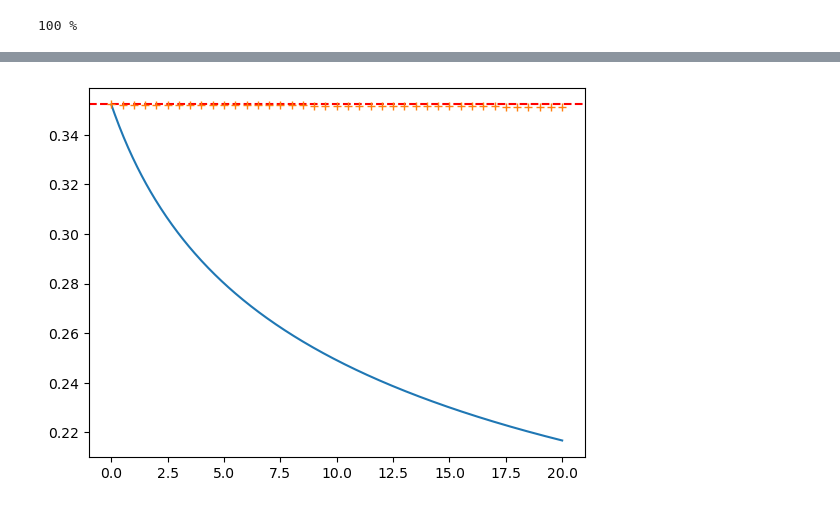
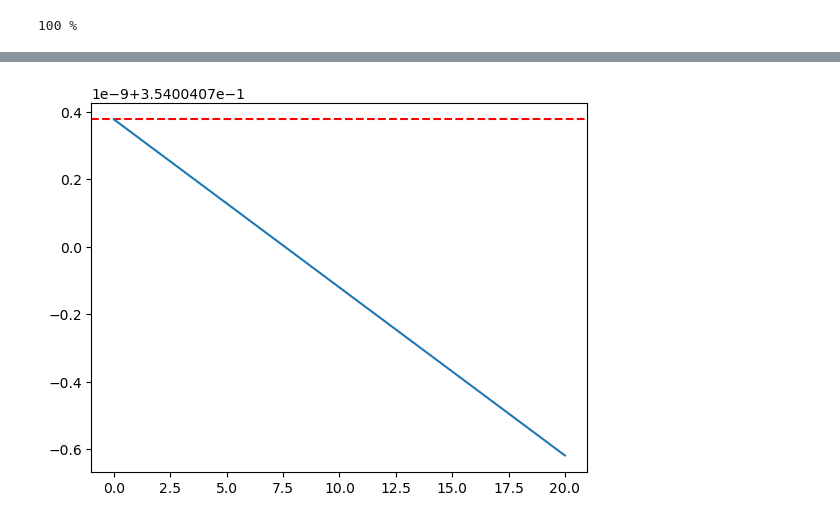
Before and after one commit to M-Bianchi/Numerical_Relativity, a Jupyter notebook: Advection/Advection.ipynb, the cells around one changed output, grey strips where cells are left out. Saved outputs shown, nothing was run; the diff lists cells and outputs as text; code cells hidden in the pictures.

```diff
--- a/Advection/Advection.ipynb
+++ b/Advection/Advection.ipynb
@@ -15,7 +15,7 @@ a = 1.0
 
 # Define the domain
 L = 10.0        # Domain length
-nx = 101        # Number of grid points
+nx = 10001        # Number of grid points
 dx = L/(nx-1)   # Grid spacing
 x = np.linspace(0, L, nx)
 
@@ -73,7 +73,7 @@ while t < t_final:
     #u_next = u_current - a*dt/(2*dx)*(np.roll(u_current, -1) - np.roll(u_current, 1))
 
     # 2) Lax-Friedrichs
-    u_next = 0.5*(np.roll(u_current, -1) + np.roll(u_current, 1)) - a*dt/(2*dx)*(np.roll(u_current, -1) - np.roll(u_current, 1))
+    #u_next = 0.5*(np.roll(u_current, -1) + np.roll(u_current, 1)) - a*dt/(2*dx)*(np.roll(u_current, -1) - np.roll(u_current, 1))
 
     # 3) Leapfrog (first step with Lax-Friedrichs)
     #if t==0:
@@ -84,7 +84,7 @@ while t < t_final:
     #    u_previous = u_current.copy()
 
     # 4) Lax-Wendroff
-    #u_next = u_current - a*dt/(2*dx)*(np.roll(u_current, -1) - np.roll(u_current, 1)) + (a**2)*(dt**2)/(2*dx**2)*(np.roll(u_current, -1) - 2*u_current + np.roll(u_current, 1))
+    u_next = u_current - a*dt/(2*dx)*(np.roll(u_current, -1) - np.roll(u_current, 1)) + (a**2)*(dt**2)/(2*dx**2)*(np.roll(u_current, -1) - 2*u_current + np.roll(u_current, 1))
 
 
     # Update the solution
@@ -103,7 +103,7 @@ while t < t_final:
         plt.plot(x, u_current)
         plt.title(f'Time={round(t,2):.2f}')
         plt.ylim(0,1.1)
-        plt.savefig('./images/fig_'+str(i).zfill(5)+'.png', dpi=200)
+        plt.savefig('./images/fig_'+str(i).zfill(6)+'.png', dpi=200)
         plt.close()
 # %% [output]
 100 %
@@ -169,13 +157,13 @@ plt.show()
 # %%
 # Compare with data stored
 #l2_saved=np.genfromtxt('./l2norm_FTCS.dat', comments='#')
 #l2_saved=np.genfromtxt('./l2norm_LAX.dat', comments='#')
 #l2_saved=np.genfromtxt('./l2norm_LEAPFROG.dat', comments='#')
-l2_saved=np.genfromtxt('./l2norm_LAXWENDROFF.dat', comments='#')
+#l2_saved=np.genfromtxt('./l2norm_LAXWENDROFF.dat', comments='#')
 plt.plot(time, l2norm)
-plt.axhline(l2norm[0], ls='--', color='red')
-plt.plot(l2_saved[:,0], l2_saved[:,1], '+')
-plt.savefig('./images/l2norm.png', dpi=200)
+plt.axhline(l2norm[0], ls='--', color='red', zorder=0)
+#plt.plot(l2_saved[:,0], l2_saved[:,1], '+')
+#plt.savefig('./images/l2norm.png', dpi=200)
 plt.show()
 # %% [output]
-[figure, old version]
+[figure, new version]
```
Also changed, not shown: parts of 6 cells of this notebook, 53 other files.
